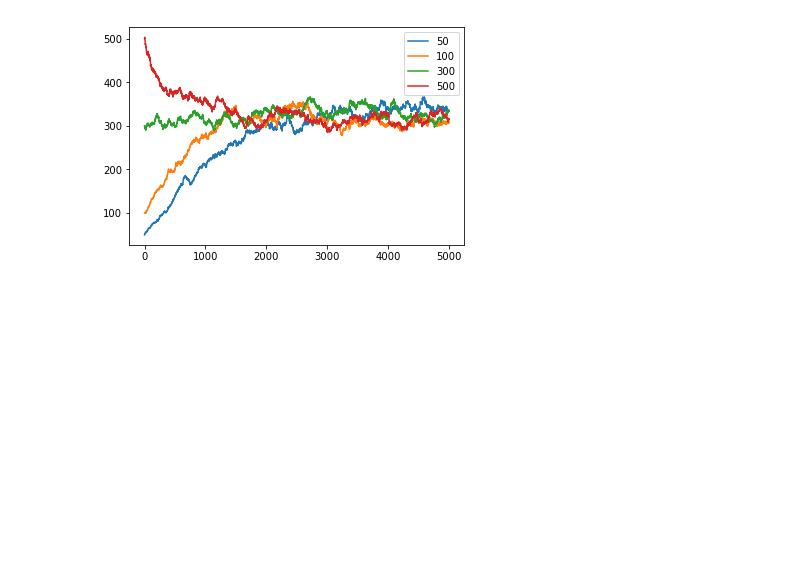
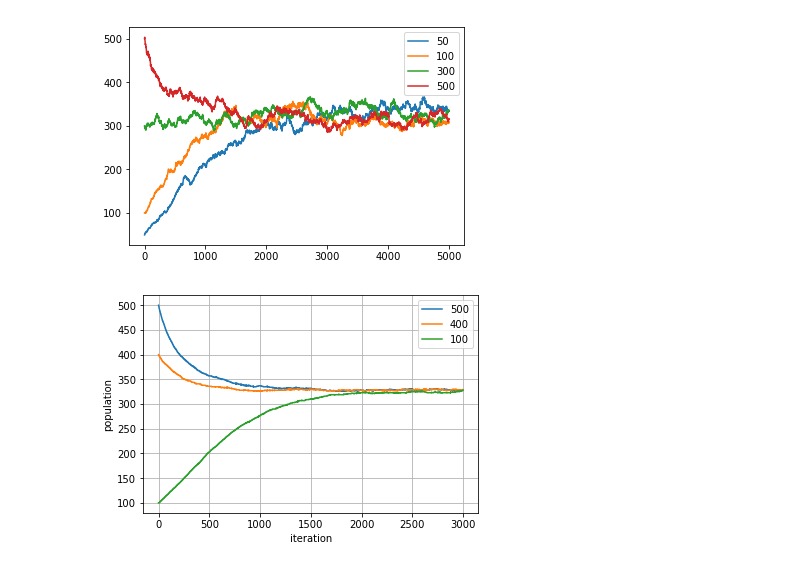
Before and after one commit to topshik/matbio, a Jupyter notebook: one dimension plotter.ipynb, the cells around one changed output. Saved outputs shown, nothing was run; the diff lists cells and outputs as text; code cells hidden in the pictures; blank space fills up the shorter version.

```diff
--- a/one dimension plotter.ipynb
+++ b/one dimension plotter.ipynb
@@ -17,3 +17,26 @@ plt.legend()
 plt.show()
 # %% [output]
 [figure]
+# %%
+"""
+birth_rate = 3e-3
+death_rate = 1e-5
+birth_variance = 2e-2
+death_variance = 1e-2
+Отрезок [0;1]
+"""
+
+data500 = pd.read_csv("500.txt", sep="\n", header=None)
+data400 = pd.read_csv("400.txt", sep="\n", header=None)
+data100 = pd.read_csv("100.txt", sep="\n", header=None)
+# %%
+plt.plot(list(range((data500.shape[0]))), data500[0], label="500")
+plt.plot(list(range((data400.shape[0]))), data400[0], label="400")
+plt.plot(list(range((data100.shape[0]))), data100[0], label="100")
+plt.ylabel('population')
+plt.xlabel('iteration')
+plt.legend()
+plt.grid()
+plt.show()
+# %% [output]
+[figure, added]
```
Also changed, not shown: parts of 4 cells of this notebook, 1 other file.
